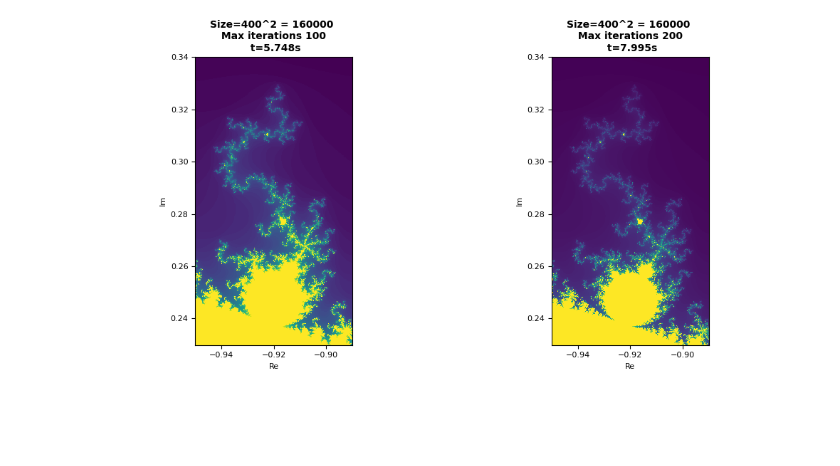
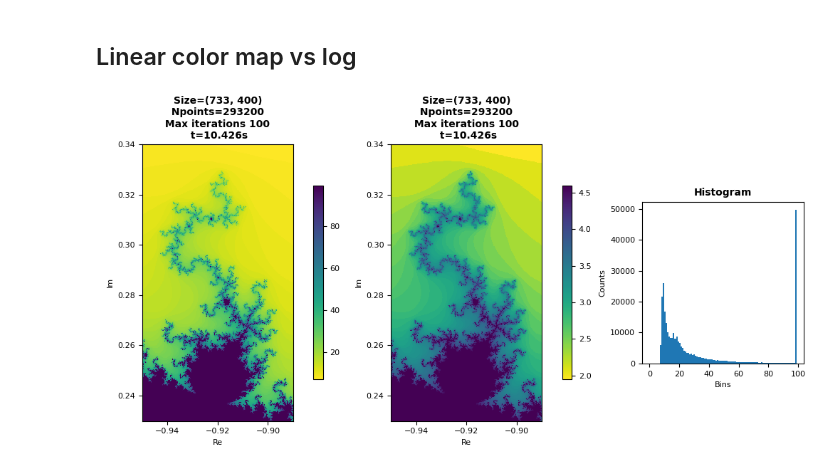
Before and after one commit to GenioSainz/Colab-Demos, a Jupyter notebook: scripts/MandelbrotStability.ipynb, the cells around one changed output. Saved outputs shown, nothing was run; the diff lists cells and outputs as text; code cells hidden in the pictures; blank space fills up the shorter version.

```diff
--- a/scripts/MandelbrotStability.ipynb
+++ b/scripts/MandelbrotStability.ipynb
@@ -283,18 +264,37 @@ plt.show()
-# %%
-sizepx  = 500
-fig, ax = plt.subplots(1,2,figsize=(2*sizepx*px2inch, sizepx*px2inch),constrained_layout=True)
-fig.canvas.header_visible = False
-lims1     = { "xlims":[-0.95,-0.89],"ylims":[0.23,0.34]}
-Msize_arr = [400,400]
-Nmax_arr  = [100,200]
-for i,(N,M) in enumerate(zip(Nmax_arr,Msize_arr)):
-    st = time.time()
-    Re,Im,Ma = maldelbrot(Nmax=N,Msize=M,lims=lims1)
-    ft = time.time()-st
-    ax[i].pcolormesh(Re,Im, Ma)
-    ax[i].set_aspect(1)
-    plot_sets(ax[i],gr=False,ti=f'Size={M}^2 = {M**2} \n Max iterations {N} \n t={ft:0.3f}s',xla='Re',yla='Im',ar=1)
-
-plt.show()
-# %% [output]
-[figure, removed]
+# %% [markdown]
+## Linear color map vs log
+# %%
+
+update = True
+if update:
+    lims1 = { "xlims":[-0.95,-0.89],"ylims":[0.23,0.34]}
+    N     = 100
+    M     = 400
+    st = time.time()
+    Re,Im,Ma = mandelbrot_set(Nmax=N,Msize=M,lims=lims1)
+    ft = time.time()-st
+
+
+sizepx  = 500
+fig, ax = plt.subplots(1,3,figsize=(2*sizepx*px2inch, sizepx*px2inch),constrained_layout=True)
+fig.canvas.header_visible = False
+
+cmap='viridis_r'
+
+normal = ax[0].pcolormesh(Re,Im, Ma,cmap=cmap)
+log    = ax[1].pcolormesh(Re,Im, np.log(Ma),cmap=cmap)
+ax[2].hist(Ma.flatten(), bins=N, range=(0,N-1))
+
+fig.colorbar(normal, ax=ax[0],location='right', shrink=0.7)
+fig.colorbar(log,    ax=ax[1],location='right', shrink=0.7)
+
+plot_sets(ax[0],gr=False,ti=f'Size={Ma.shape}\n Npoints={Ma.shape[0]*Ma.shape[1]} \n Max iterations {N} \n t={ft:0.3f}s',xla='Re',yla='Im',ar=1)
+plot_sets(ax[1],gr=False,ti=f'Size={Ma.shape}\n Npoints={Ma.shape[0]*Ma.shape[1]} \n Max iterations {N} \n t={ft:0.3f}s',xla='Re',yla='Im',ar=1)
+plot_sets(ax[2],gr=False,ti=f'Histogram',xla='Bins',yla='Counts',ba=1)
+
+plt.show()
+
+# plt.imsave(f'imgs/img_mandelbrot{M}_nor.png',np.flipud(Ma)         )
+# plt.imsave(f'imgs/img_mandelbrot{M}_log.png',np.flipud(np.log(Ma)) )
+# %% [output]
+[figure, added]
```
Also changed, not shown: parts of 20 cells of this notebook, 13 other files.
